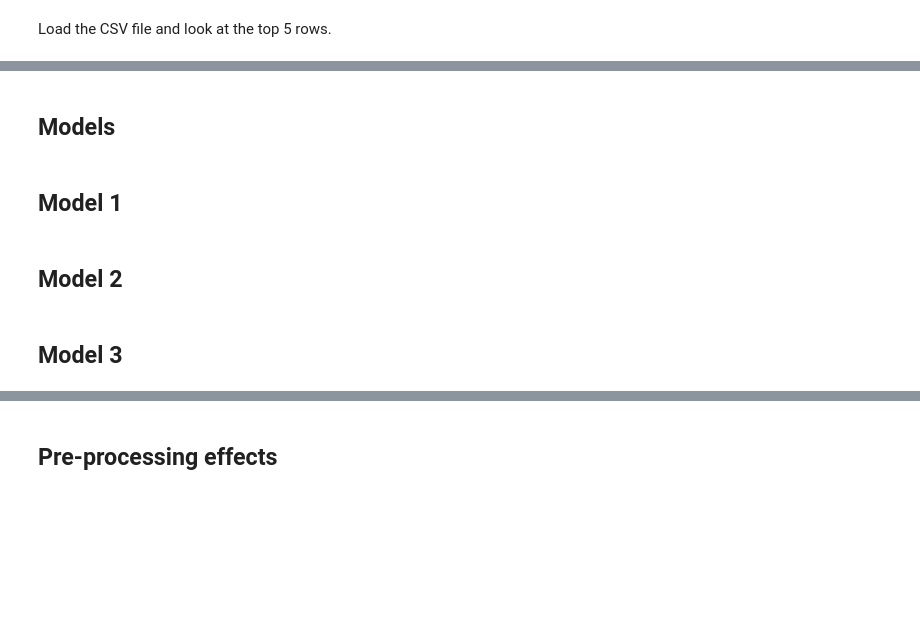
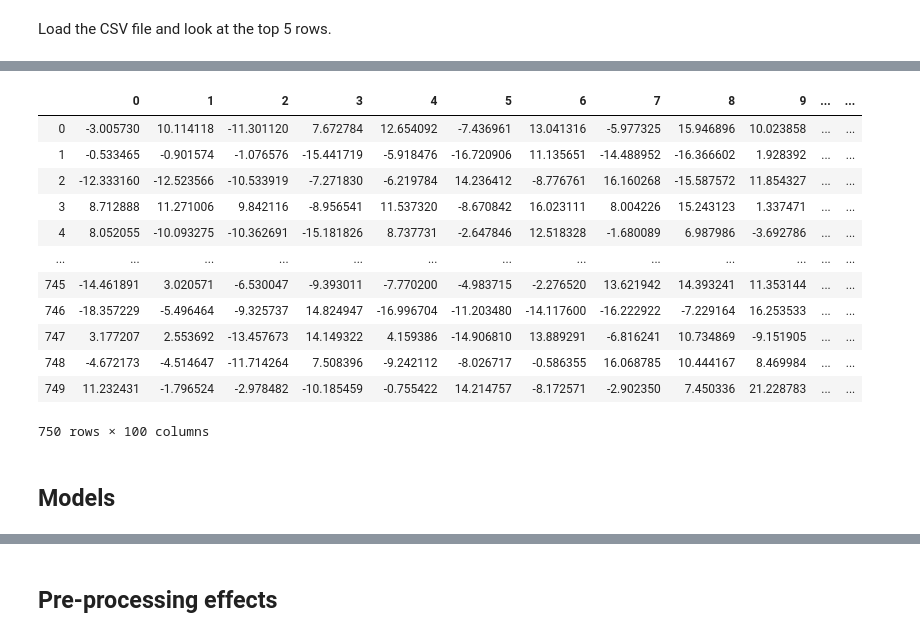
Before and after one commit to velitchko/machine-learning, a Jupyter notebook: assignment_2/Amazon Reviews.ipynb, the cells around one changed output, grey strips where cells are left out. Drawn from its saved outputs; the diff is of its cells as text; code cells hidden in the pictures; blank space fills up the shorter version.

```diff
--- a/assignment_2/Amazon Reviews.ipynb
+++ b/assignment_2/Amazon Reviews.ipynb
@@ -25,0 +266,20 @@ Load the CSV file and look at the top 5 rows.
+# %%
+mds = MDS(n_components=100)
+mdsComponents = mds.fit_transform(X_train)
+mdsDf = pd.DataFrame(data = mdsComponents)
+
+mdsDf
+# %% [output]
+|  | 0 | 1 | 2 | 3 | 4 | 5 | 6 | 7 | 8 | 9 | ... | ... |
+| 0 | -3.005730 | 10.114118 | -11.301120 | 7.672784 | 12.654092 | -7.436961 | 13.041316 | -5.977325 | 15.946896 | 10.023858 | ... | ... |
+| 1 | -0.533465 | -0.901574 | -1.076576 | -15.441719 | -5.918476 | -16.720906 | 11.135651 | -14.488952 | -16.366602 | 1.928392 | ... | ... |
+| 2 | -12.333160 | -12.523566 | -10.533919 | -7.271830 | -6.219784 | 14.236412 | -8.776761 | 16.160268 | -15.587572 | 11.854327 | ... | ... |
+| 3 | 8.712888 | 11.271006 | 9.842116 | -8.956541 | 11.537320 | -8.670842 | 16.023111 | 8.004226 | 15.243123 | 1.337471 | ... | ... |
+| 4 | 8.052055 | -10.093275 | -10.362691 | -15.181826 | 8.737731 | -2.647846 | 12.518328 | -1.680089 | 6.987986 | -3.692786 | ... | ... |
+| ... | ... | ... | ... | ... | ... | ... | ... | ... | ... | ... | ... | ... |
+| 745 | -14.461891 | 3.020571 | -6.530047 | -9.393011 | -7.770200 | -4.983715 | -2.276520 | 13.621942 | 14.393241 | 11.353144 | ... | ... |
+| 746 | -18.357229 | -5.496464 | -9.325737 | 14.824947 | -16.996704 | -11.203480 | -14.117600 | -16.222922 | -7.229164 | 16.253533 | ... | ... |
+| 747 | 3.177207 | 2.553692 | -13.457673 | 14.149322 | 4.159386 | -14.906810 | 13.889291 | -6.816241 | 10.734869 | -9.151905 | ... | ... |
+| 748 | -4.672173 | -4.514647 | -11.714264 | 7.508396 | -9.242112 | -8.026717 | -0.586355 | 16.068785 | 10.444167 | 8.469984 | ... | ... |
+| 749 | 11.232431 | -1.796524 | -2.978482 | -10.185459 | -0.755422 | 14.214757 | -8.172571 | -2.902350 | 7.450336 | 21.228783 | ... | ... |
+750 rows × 100 columns
@@ -26,8 +293,2 @@ Load the CSV file and look at the top 5 rows.
 # %% [markdown]
 ## Models
-# %% [markdown]
-## Model 1
-# %% [markdown]
-## Model 2
-# %% [markdown]
-## Model 3
```
Also changed, not shown: parts of 68 cells of this notebook.
